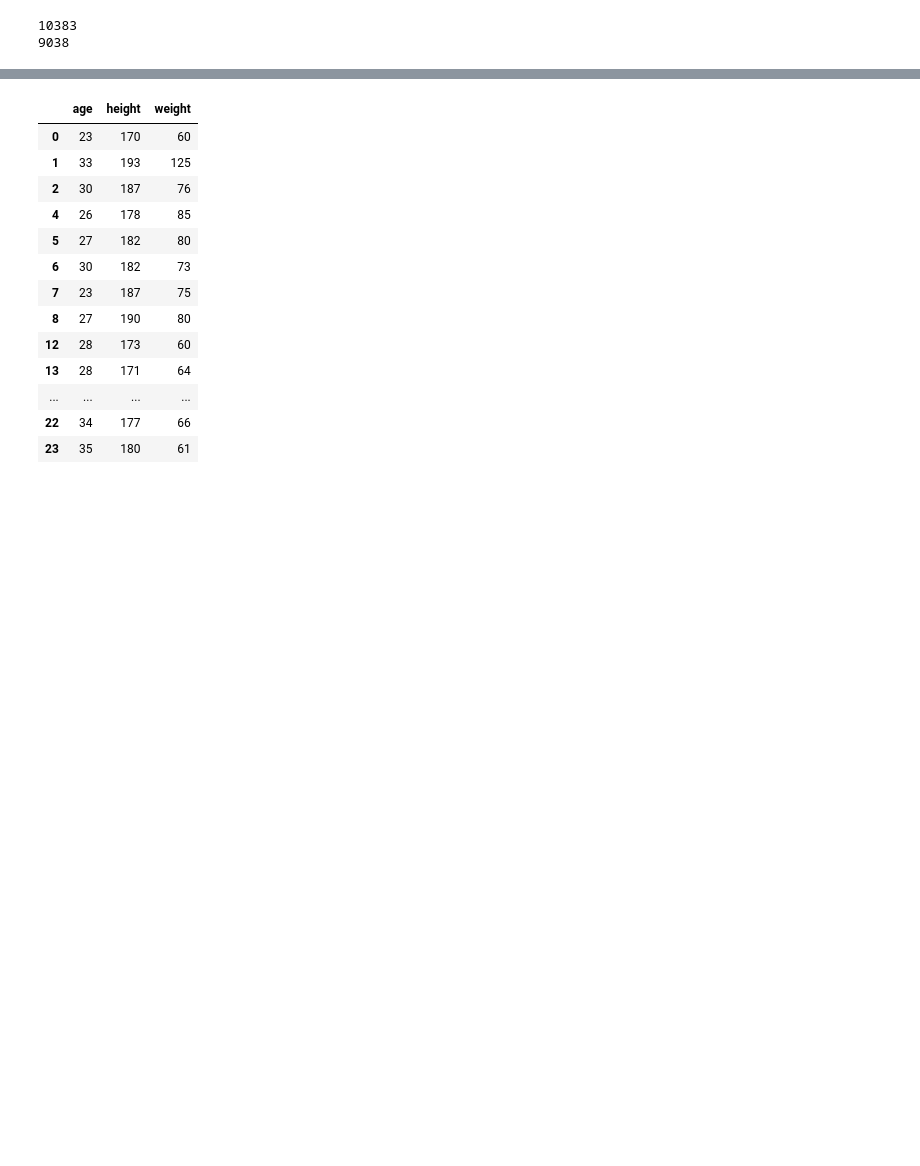
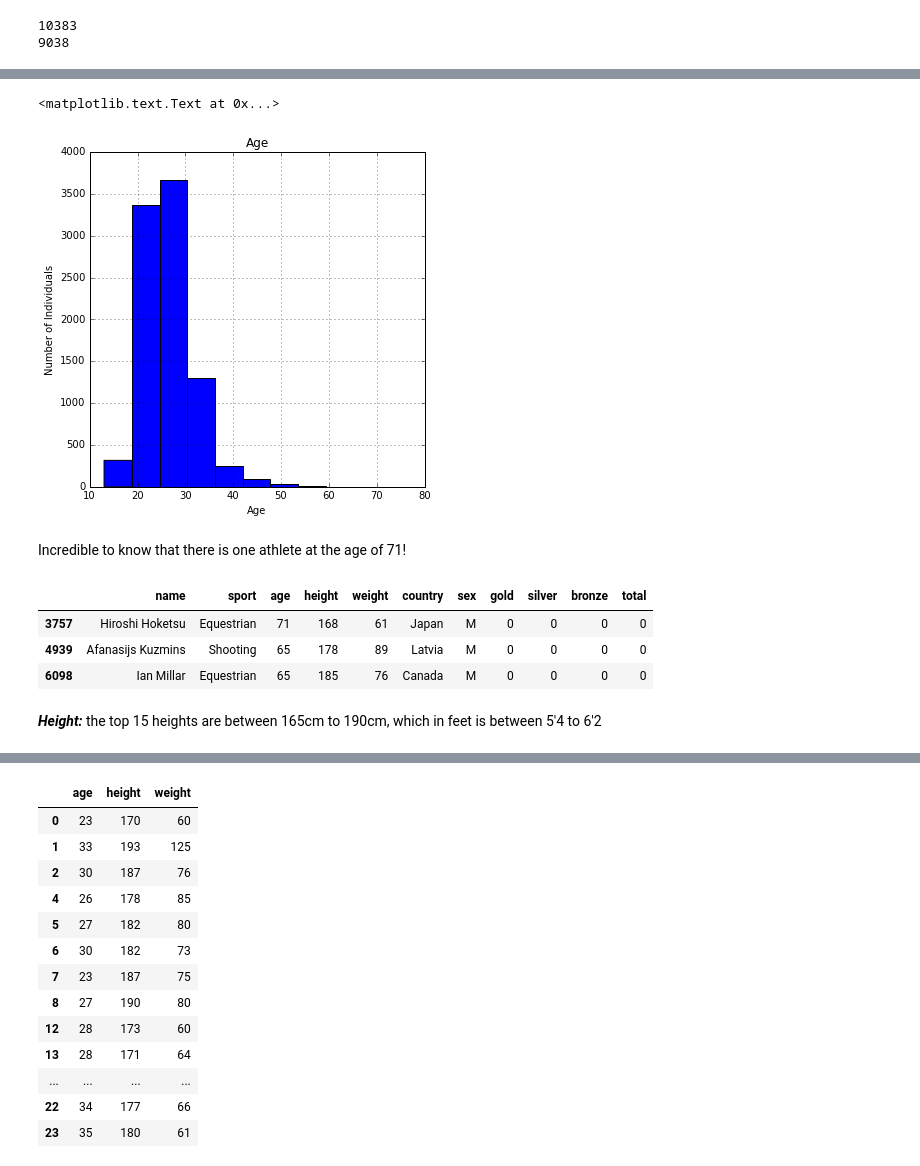
Before and after one commit to SoleilSunshine/Portfolio, a Jupyter notebook: Athletes-LR+KNN.ipynb, the cells around one changed output, grey strips where cells are left out. Cells and saved outputs as stored; diff of their text form; code cells hidden in the pictures; blank space fills up the shorter version.

```diff
--- a/Athletes-LR+KNN.ipynb
+++ b/Athletes-LR+KNN.ipynb
@@ -33,0 +143,21 @@ print(len(athletes))
+# %%
+athletes['age'].hist(figsize=(6,6))
+
+plt.title("Age")
+
+plt.xlabel("Age")
+plt.ylabel("Number of Individuals")
+# %% [output]
+<matplotlib.text.Text at 0x...>
+[figure, added]
+# %% [markdown]
+Incredible to know that there is one athlete at the age of 71!
+# %%
+athletes[athletes['age']>60]
+# %% [output]
+|  | name | sport | age | height | weight | country | sex | gold | silver | bronze | total |
+| 3757 | Hiroshi Hoketsu | Equestrian | 71 | 168 | 61 | Japan | M | 0 | 0 | 0 | 0 |
+| 4939 | Afanasijs Kuzmins | Shooting | 65 | 178 | 89 | Latvia | M | 0 | 0 | 0 | 0 |
+| 6098 | Ian Millar | Equestrian | 65 | 185 | 76 | Canada | M | 0 | 0 | 0 | 0 |
+# %% [markdown]
+***Height:*** the top 15 heights are between 165cm to 190cm, which in feet is between 5'4 to 6'2
```
Also changed, not shown: parts of 53 cells of this notebook.
